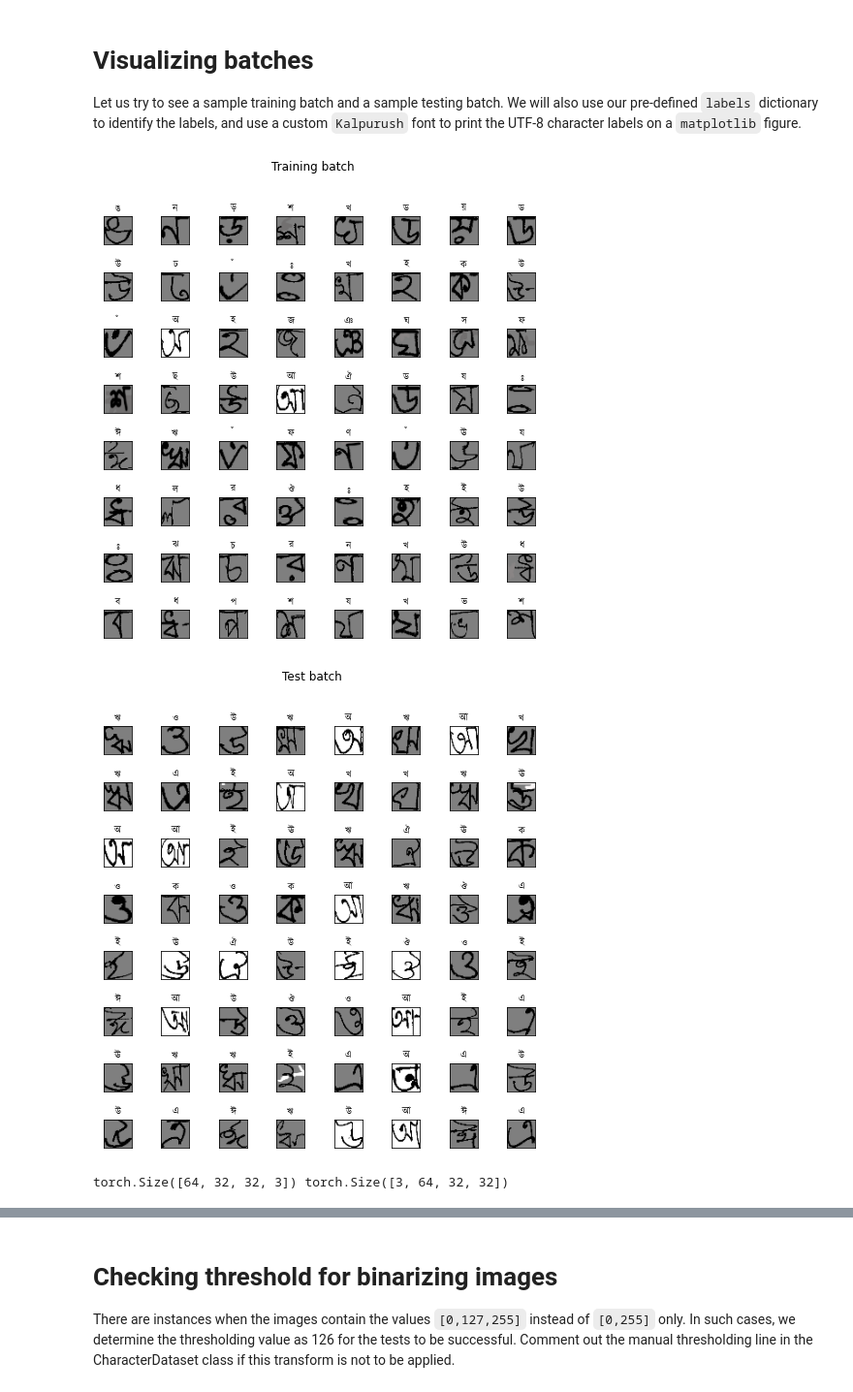
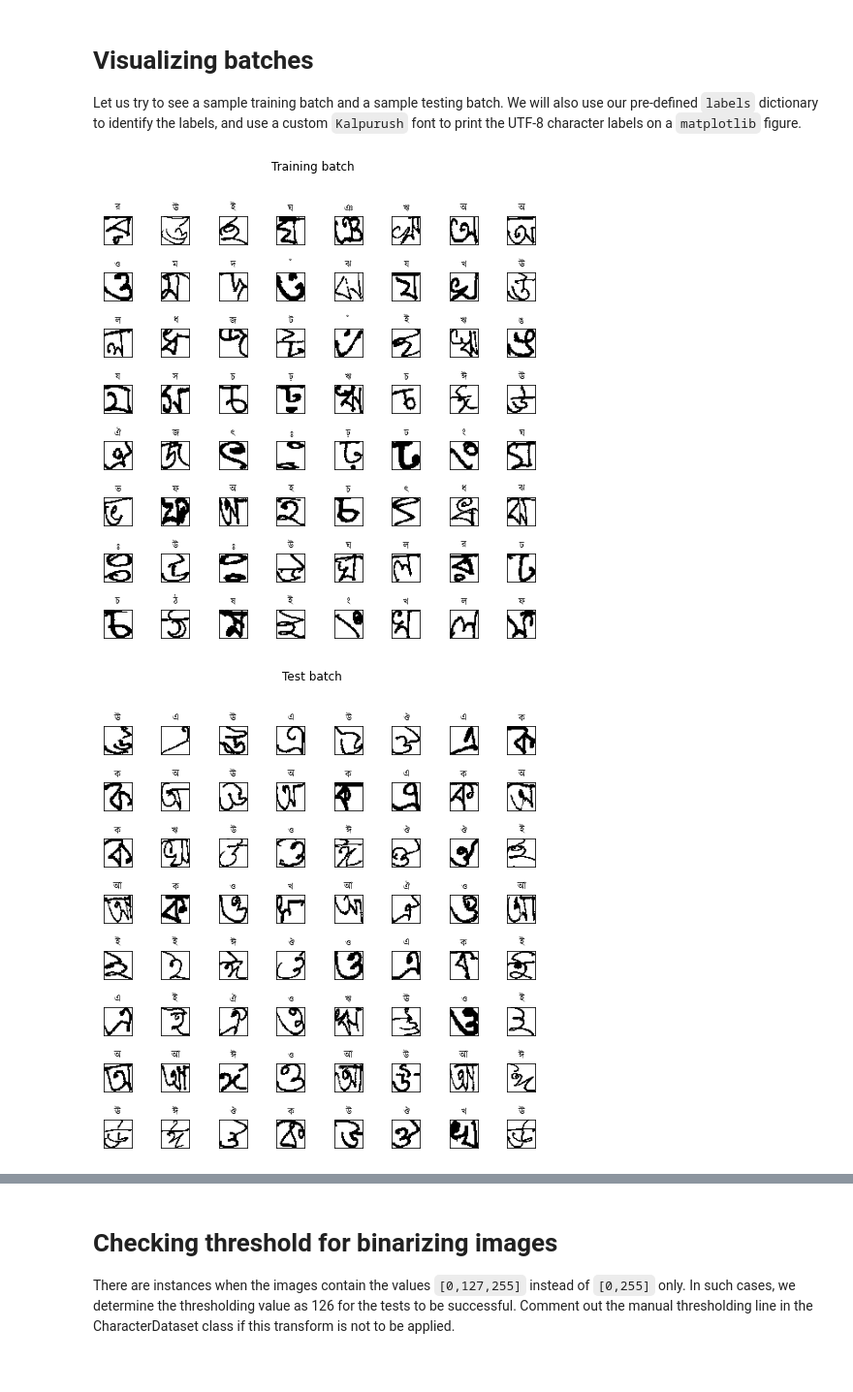
Before and after one commit to srdg/bangla-dl, a Jupyter notebook: PyTorch_Model.ipynb, the cells around one changed output, grey strips where cells are left out. Shown at 97% size. Cells and saved outputs as stored; diff of their text form; code cells hidden in the pictures.

```diff
--- a/PyTorch_Model.ipynb
+++ b/PyTorch_Model.ipynb
@@ -172,12 +176,13 @@ class CharacterDataSet(Dataset):
   def __getitem__(self, idx):
     image = Image.open(files[idx])
     label = int(files[idx].split('/')[2]) # data/Train/172/bcc000000.bmp --> class 172
-    image = np.array(image).astype(np.uint8)
+    image = np.array(image)[...,0]
     if self.transform:
       image = self.transform(image=image)["image"]
       # manual transform (binary thresholding) since library does not support this
       # see section "Checking threshold for binarizing images"
-      # image = cv.threshold(image, 126, 255, cv.THRESH_BINARY)[1] # uncomment to apply
+      image = cv.threshold(image, 126, 255, cv.THRESH_BINARY)[1] # uncomment to apply
+    image = image[..., np.newaxis]
     sample = (image, label)
     return sample
 # %%
@@ -195,37 +200,26 @@ Let us try to see a sample training batch and a sample testing batch. We will al
 # %%
 !wget --quiet -O kalpurush.ttf https://www.omicronlab.com/download/fonts/kalpurush.ttf
 %matplotlib inline
 prop = fm.FontProperties(fname='kalpurush.ttf')
 fig_idx=1
 for loader in [train_dataloader, test_dataloader]:
   fig = plt.figure(fig_idx, figsize=(8,8))
   fig.suptitle('Training batch' if fig_idx is 1 else 'Test batch')
   fig_idx+=1
   x,y=None,None
   for X, Y in loader:
     x=X
     y=Y
     break
   for i in range(64):
     plt.subplot(8,8,i+1)
     plt.xticks([])
     plt.yticks([])
     plt.subplots_adjust(hspace=1, wspace=1)
+    # print(labels[y[i].numpy().tolist()], end=" ")
     plt.title(labels[y[i].numpy().tolist()], fontproperties=prop)
-    plt.imshow(x[i], cmap='gray')
+    plt.imshow(x[i].squeeze(), cmap='gray')
   plt.show()
 # %% [output]
-[figure, old version]
+[figure, new version]
-[figure, old version]
+[figure, new version]
-# %%
-# m = nn.Sequential(
-#     nn.Conv2d(1,1, 32),
-#     nn.MaxPool2d(2,2),
-#     nn.Conv2d(6,3,3),
-#     nn.Flatten()
-# )
-print(x.shape, np.transpose(x, (3,0,1,2)).shape)
-m = nn.Conv2d(64, 3, 32, stride=2)
-# Refer https://stackoverflow.com/questions/65719005/
-# %% [output]
-torch.Size([64, 32, 32, 3]) torch.Size([3, 64, 32, 32])
```
Also changed, not shown: parts of 6 cells of this notebook.
